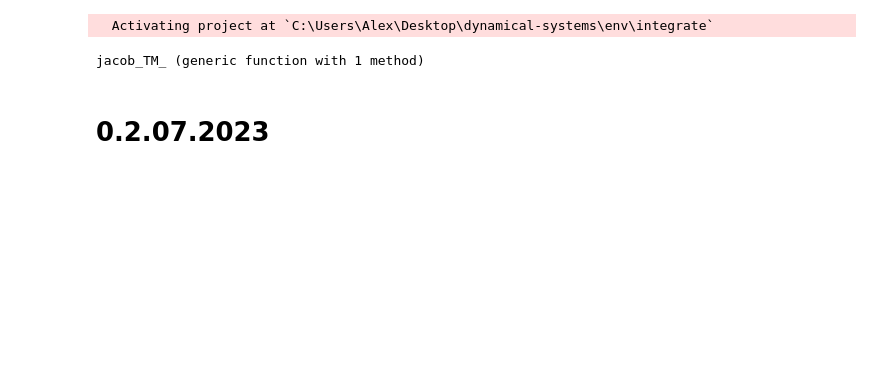
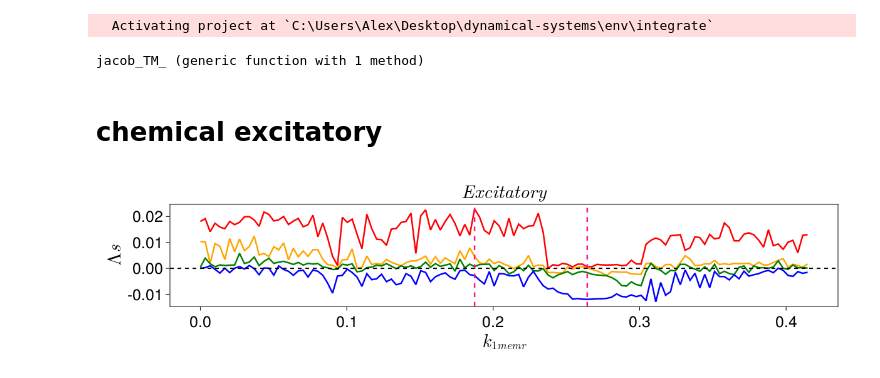
Before and after one commit to SergeyNovak777/dynamical-systems, a Jupyter notebook: HIndmarsh Rose memristor/notebooks/visualization/1d maps LSE excitatory.ipynb, the cells around one changed output. Drawn from its saved outputs; the diff is of its cells as text; code cells hidden in the pictures; blank space fills up the shorter version.

```diff
--- a/HIndmarsh Rose memristor/notebooks/visualization/1d maps LSE excitatory.ipynb
+++ b/HIndmarsh Rose memristor/notebooks/visualization/1d maps LSE excitatory.ipynb
@@ -12,5 +12,34 @@ jacob_TM_ (generic function with 1 method)
 using JLD, CairoMakie
 # %%
 cd("c:\\Users\\Alex\\Desktop\\dynamical-systems\\HIndmarsh Rose memristor\\notebooks\\1d maps")
-# %% [markdown]
-# 0.2.07.2023
+# %% [markdown]
+# chemical excitatory
+# %%
+# excitatory change  k_1me
+Λs = load("LSs 300 excitatory change k1_me.jld")["data"];
+k1me_start = 0.0
+k1me_end = 1.0
+k1me_length = 300
+k1me_range = range(k1me_start, k1me_end, length = k1me_length)
+
+st, ed = 1, 125
+lb_size = 30; tck_size = 25;
+
+f = Figure(resolution = (1200, 300))
+axis = Axis(f[1, 1], xlabel = L"k_{1 memr}", ylabel = L"\Lambda s",
+            xlabelsize = lb_size, ylabelsize = lb_size,
+            xticklabelsize = tck_size, yticklabelsize = tck_size,
+            xgridvisible = false, ygridvisible = false, title = L"Excitatory", titlesize = lb_size)
+
+lines!(axis, k1me_range[st:ed], Λs[st:ed, 7], linewidth = 2.5, color = :red)
+lines!(axis, k1me_range[st:ed], Λs[st:ed, 6], linewidth = 2.5, color = :orange)
+lines!(axis, k1me_range[st:ed], Λs[st:ed, 5], linewidth = 2.5, color = :green)
+lines!(axis, k1me_range[st:ed], Λs[st:ed, 4], linewidth = 2.5, color = :blue)
+
+vlines!(axis, k1me_range[57], color = :deeppink, linestyle = :dash, linewidth = 2.5)
+vlines!(axis, k1me_range[80], color = :deeppink, linestyle = :dash, linewidth = 2.5)
+
+hlines!(axis, 0.0, linestyle = :dash, color = :black, linewidth = 2.0)
+f
+# %% [output]
+[figure, added]
```
Also changed, not shown: parts of 24 cells of this notebook, 4 other files.
